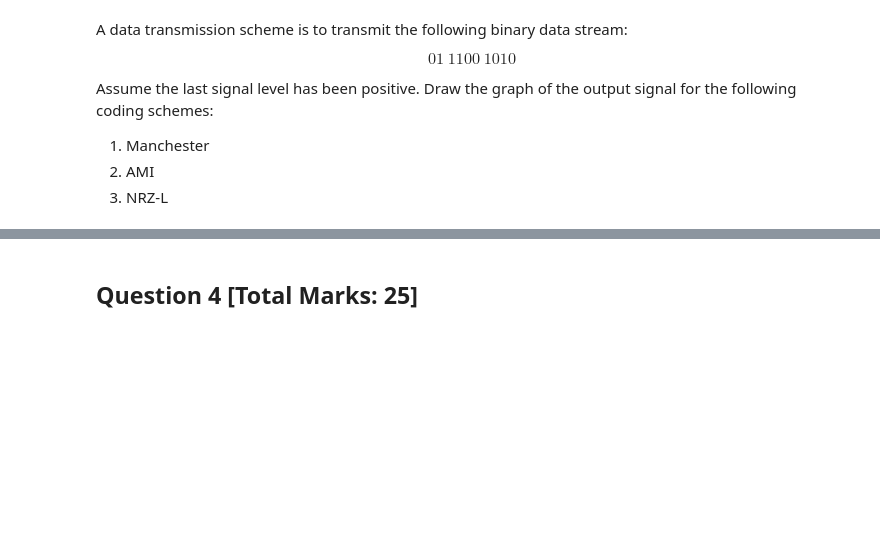
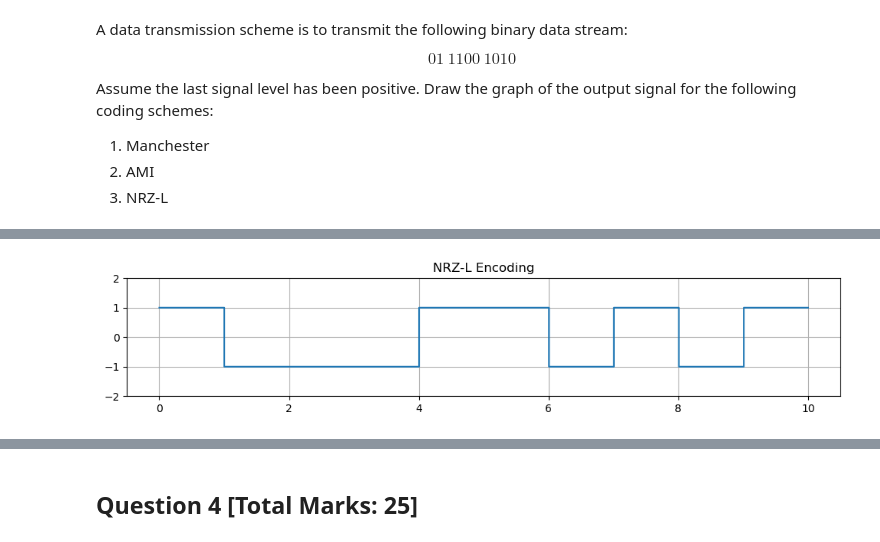
Before and after one commit to SDevTutors/learn-computer-networking, a Jupyter notebook: exam-papers/2023-data-communications-sample-cone07001-solution.ipynb, the cells around one changed output, grey strips where cells are left out. Drawn from its saved outputs; the diff is of its cells as text; code cells hidden in the pictures; blank space fills up the shorter version.

```diff
--- a/exam-papers/2023-data-communications-sample-cone07001-solution.ipynb
+++ b/exam-papers/2023-data-communications-sample-cone07001-solution.ipynb
@@ -254,3 +254,9 @@ Assume the last signal level has been positive. Draw the graph of the output sig
 1. Manchester
 2. AMI
 3. NRZ-L
+# %%
+import matplotlib.pyplot as plt
+import numpy as np
+
+# Define the binary data stream
+data = "01 1100 1010".replace(" ", "")
@@ -256,0 +275,16 @@ Assume the last signal level has been positive. Draw the graph of the output sig
+# %%
+# Define the time points for each bit in the stream
+t = np.linspace(0, len(data), len(data) * 100)
+
+# NRZ-L encoding
+nrz_l = np.array([1 if bit == "0" else -1 for bit in data for _ in range(100)])
+
+# Plotting NRZ-L result
+plt.figure(figsize=(12, 2))
+plt.plot(t, nrz_l, drawstyle="steps-post")
+plt.title("NRZ-L Encoding")
+plt.ylim([-2, 2])
+plt.grid(True)
+plt.show()
+# %% [output]
+[figure, added]
```
Also changed, not shown: parts of 10 cells of this notebook, 1 other file.
